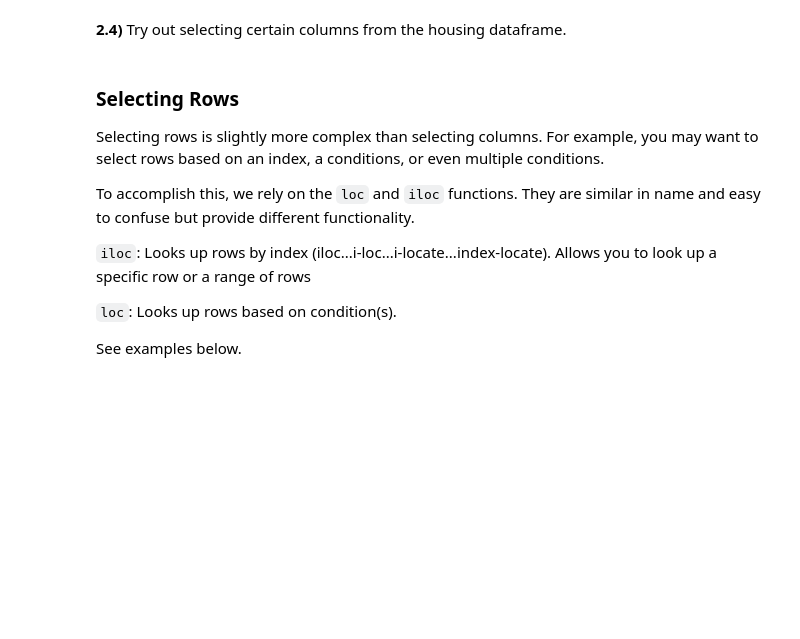
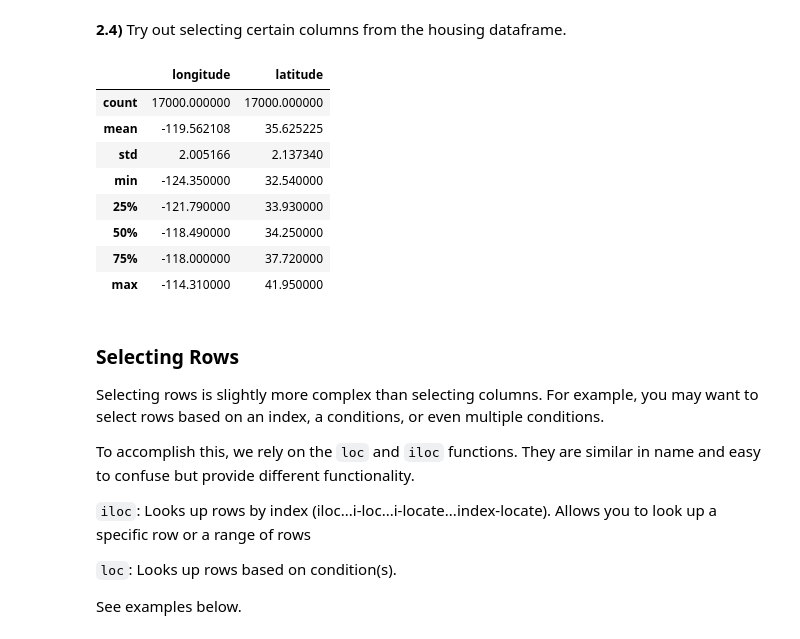
Before and after one commit to mdavis31/bigdata, a Jupyter notebook: week2_intro_to_pandas.ipynb, the cells around one changed output. Saved outputs shown, nothing was run; the diff lists cells and outputs as text; code cells hidden in the pictures; blank space fills up the shorter version.

```diff
--- a/week2_intro_to_pandas.ipynb
+++ b/week2_intro_to_pandas.ipynb
@@ -196,6 +274,19 @@ iris_df[['sepal length (cm)', 'sepal width (cm)']]
 **2.4)** Try out selecting certain columns from the housing dataframe.
 # %%
 ##### YOUR CODE HERE ########
+new_df = housing_df[['longitude', 'latitude']]
+
+new_df.describe ()
+# %% [output]
+|  | longitude | latitude |
+| count | 17000.000000 | 17000.000000 |
+| mean | -119.562108 | 35.625225 |
+| std | 2.005166 | 2.137340 |
+| min | -124.350000 | 32.540000 |
+| 25% | -121.790000 | 33.930000 |
+| 50% | -118.490000 | 34.250000 |
+| 75% | -118.000000 | 37.720000 |
+| max | -114.310000 | 41.950000 |
 # %% [markdown]
 ### Selecting Rows
 Selecting rows is slightly more complex than selecting columns. For example, you may want to select rows based on an index, a conditions, or even multiple conditions.
```
Also changed, not shown: parts of 14 cells of this notebook.
